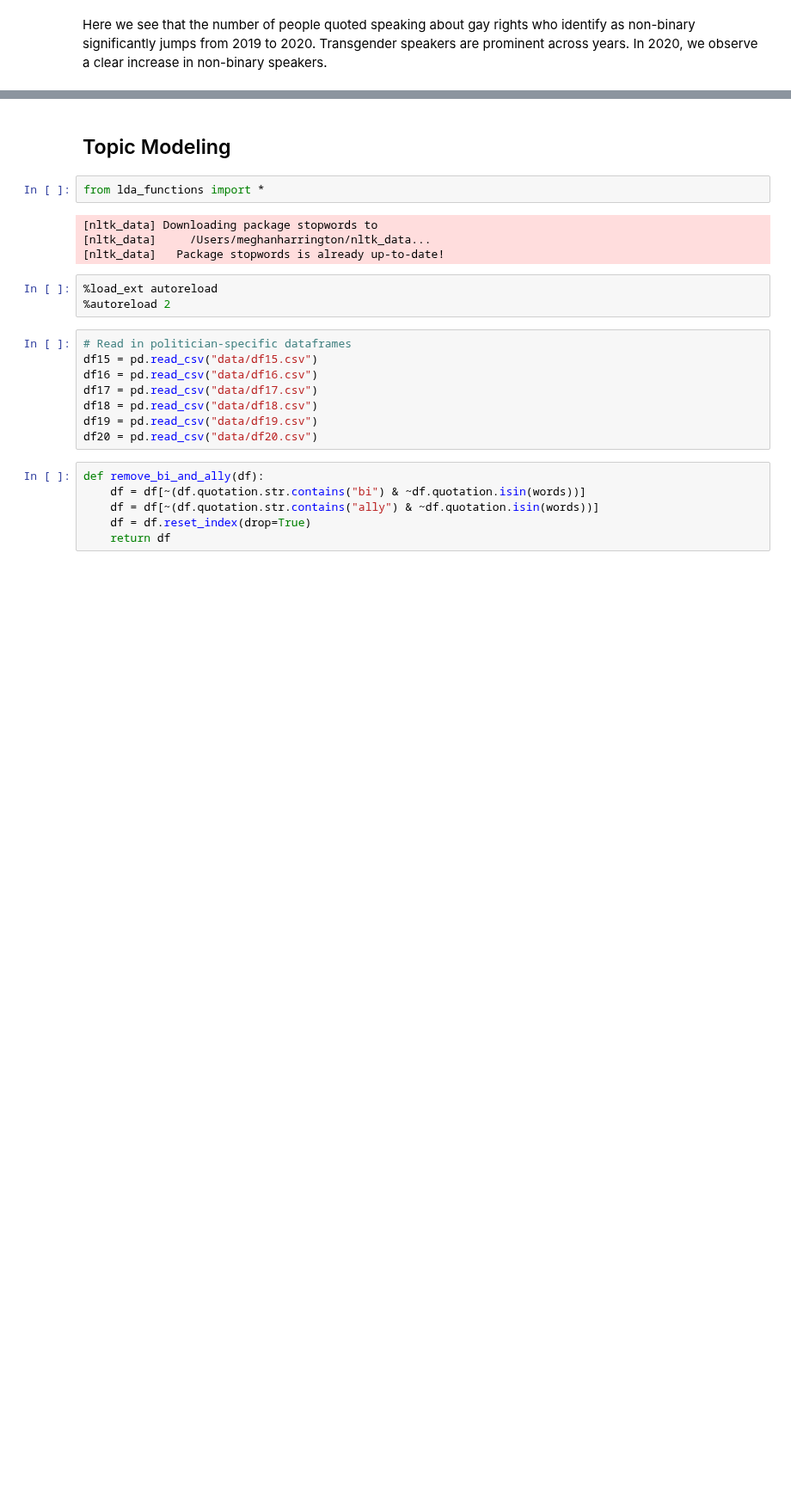
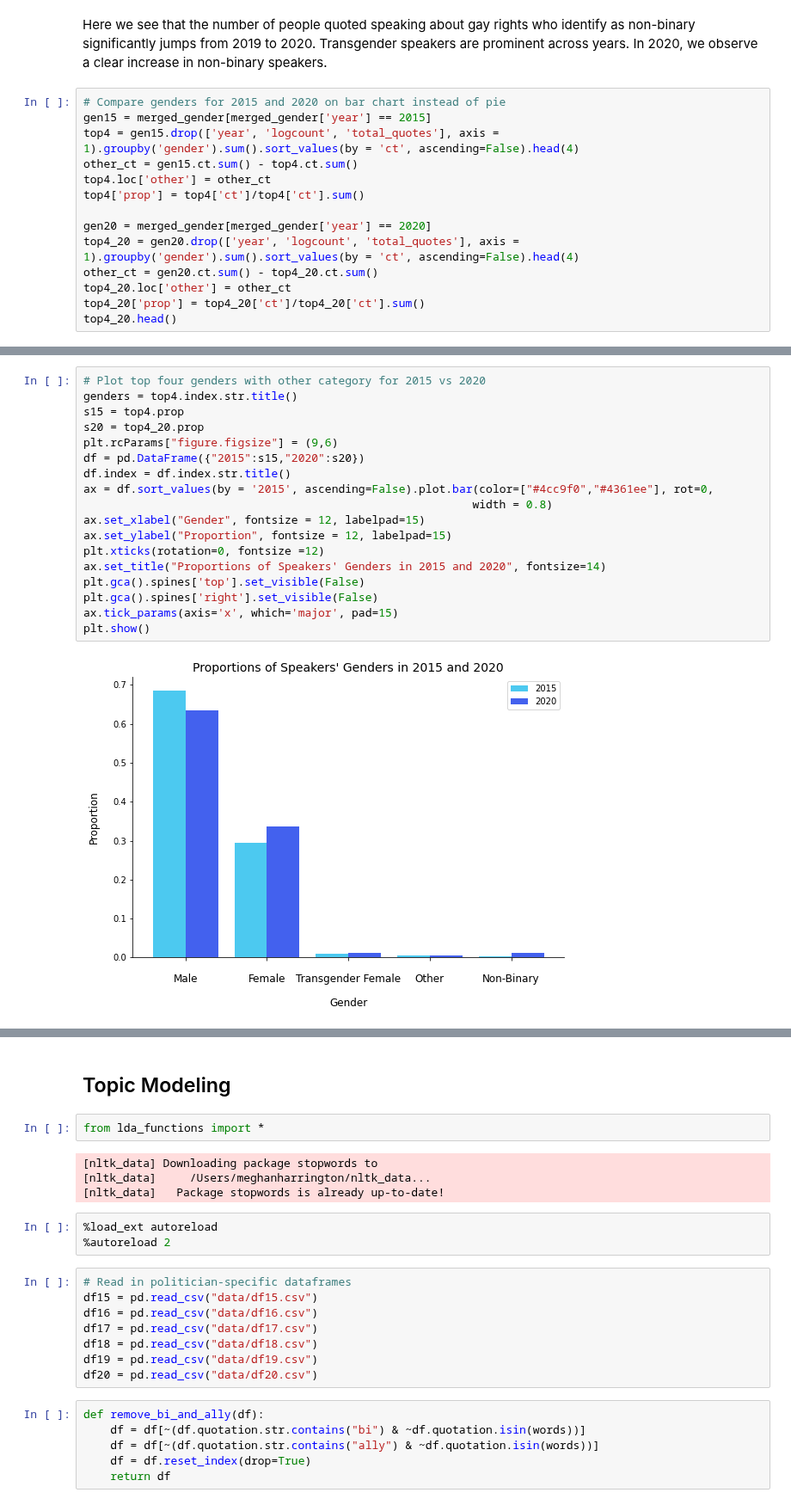
Before and after one commit to epfl-ada/ada-2021-project-ada_group_project, a Jupyter notebook: statistics.ipynb, the cells around one changed output, grey strips where cells are left out. Shown at 86% size. Saved outputs shown, nothing was run; the diff lists cells and outputs as text; blank space fills up the shorter version.

```diff
--- a/statistics.ipynb
+++ b/statistics.ipynb
@@ -455,3 +455,17 @@ fig.tight_layout()
 Here we see that the number of people quoted speaking about gay rights who identify as non-binary significantly jumps
 from 2019 to 2020.
 Transgender speakers are prominent across years. In 2020, we observe a clear increase in non-binary speakers.
+# %%
+# Compare genders for 2015 and 2020 on bar chart instead of pie
+gen15 = merged_gender[merged_gender['year'] == 2015]
+top4 = gen15.drop(['year', 'logcount', 'total_quotes'], axis = 1).groupby('gender').sum().sort_values(by = 'ct', ascending=False).head(4)
+other_ct = gen15.ct.sum() - top4.ct.sum()
+top4.loc['other'] = other_ct
+top4['prop'] = top4['ct']/top4['ct'].sum()
+
+gen20 = merged_gender[merged_gender['year'] == 2020]
+top4_20 = gen20.drop(['year', 'logcount', 'total_quotes'], axis = 1).groupby('gender').sum().sort_values(by = 'ct', ascending=False).head(4)
+other_ct = gen20.ct.sum() - top4_20.ct.sum()
+top4_20.loc['other'] = other_ct
+top4_20['prop'] = top4_20['ct']/top4_20['ct'].sum()
+top4_20.head()
@@ -457,0 +480,20 @@ Transgender speakers are prominent across years. In 2020, we observe a clear inc
+# %%
+# Plot top four genders with other category for 2015 vs 2020
+genders = top4.index.str.title()
+s15 = top4.prop
+s20 = top4_20.prop
+plt.rcParams["figure.figsize"] = (9,6)
+df = pd.DataFrame({"2015":s15,"2020":s20})
+df.index = df.index.str.title()
+ax = df.sort_values(by = '2015', ascending=False).plot.bar(color=["#4cc9f0","#4361ee"], rot=0,
+                                                          width = 0.8)
+ax.set_xlabel("Gender", fontsize = 12, labelpad=15)
+ax.set_ylabel("Proportion", fontsize = 12, labelpad=15)
+plt.xticks(rotation=0, fontsize =12)
+ax.set_title("Proportions of Speakers' Genders in 2015 and 2020", fontsize=14)
+plt.gca().spines['top'].set_visible(False)
+plt.gca().spines['right'].set_visible(False)
+ax.tick_params(axis='x', which='major', pad=15)
+plt.show()
+# %% [output]
+[figure, added]
```
Also changed, not shown: parts of 7 cells of this notebook.
